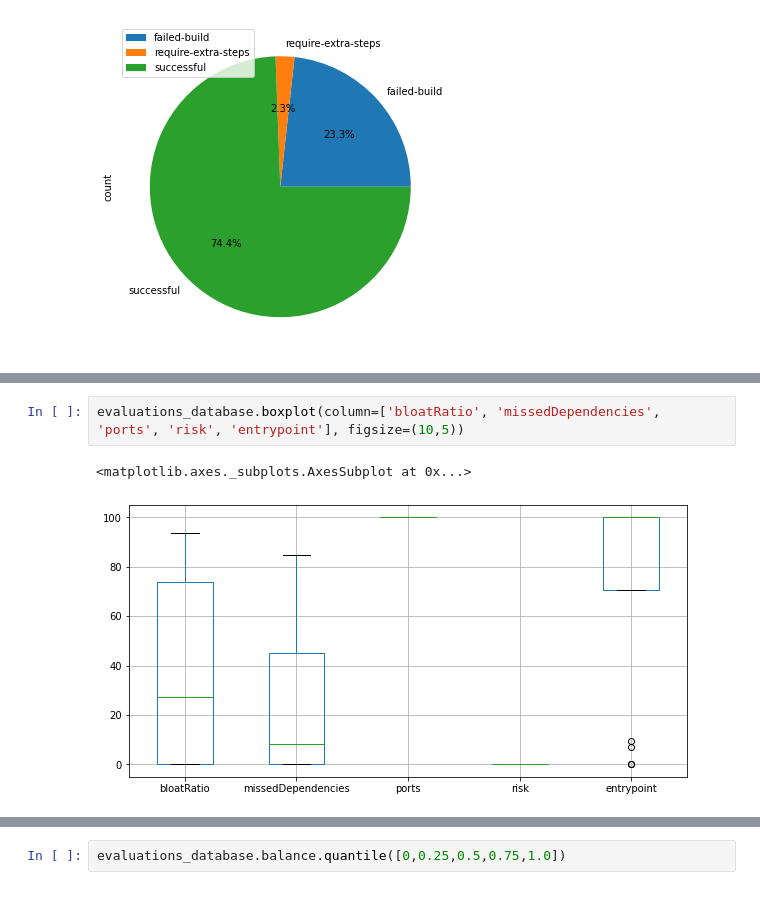
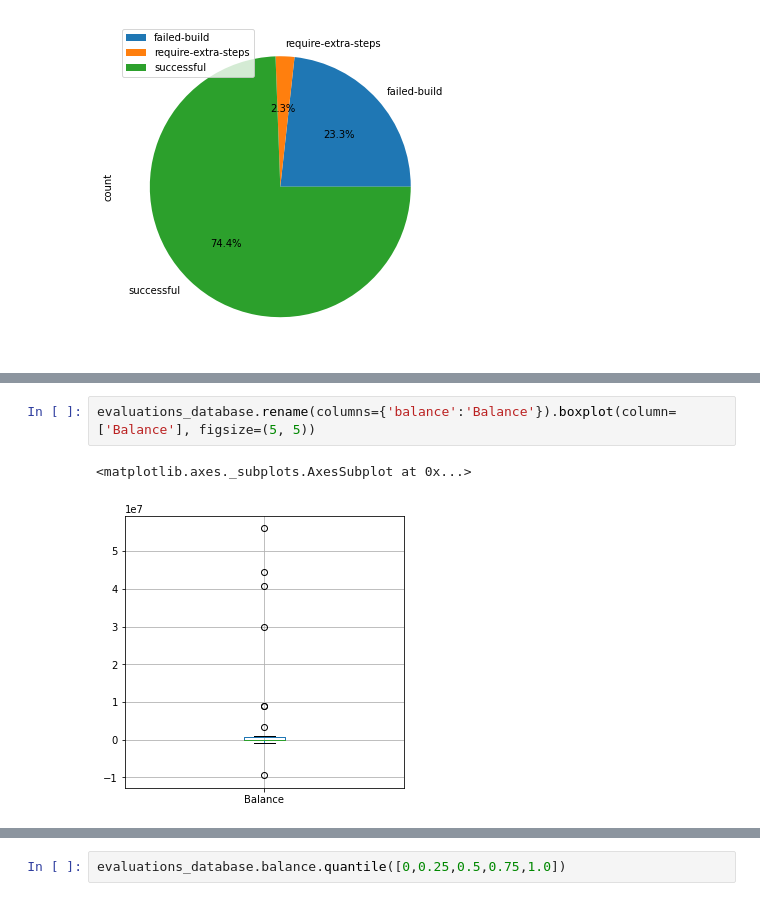
Before and after one commit to filipefigcorreia/hermit-study, a Jupyter notebook: hermit.ipynb, the cells around one changed output, grey strips where cells are left out. Saved outputs shown, nothing was run; the diff lists cells and outputs as text.

Commit message:
Renamed Boxplots columns

```diff
--- a/hermit.ipynb
+++ b/hermit.ipynb
@@ -80,5 +96,5 @@ Mean Entrypoint similarity: 80.11290322580643 %
 # %%
-evaluations_database.boxplot(column=['bloatRatio', 'missedDependencies', 'ports', 'risk', 'entrypoint'], figsize=(10,5))
+evaluations_database.rename(columns={'balance':'Balance'}).boxplot(column=['Balance'], figsize=(5, 5))
 # %% [output]
 <matplotlib.axes._subplots.AxesSubplot at 0x...>
-[figure, old version]
+[figure, new version]
```
Also changed, not shown: parts of 3 cells of this notebook.
